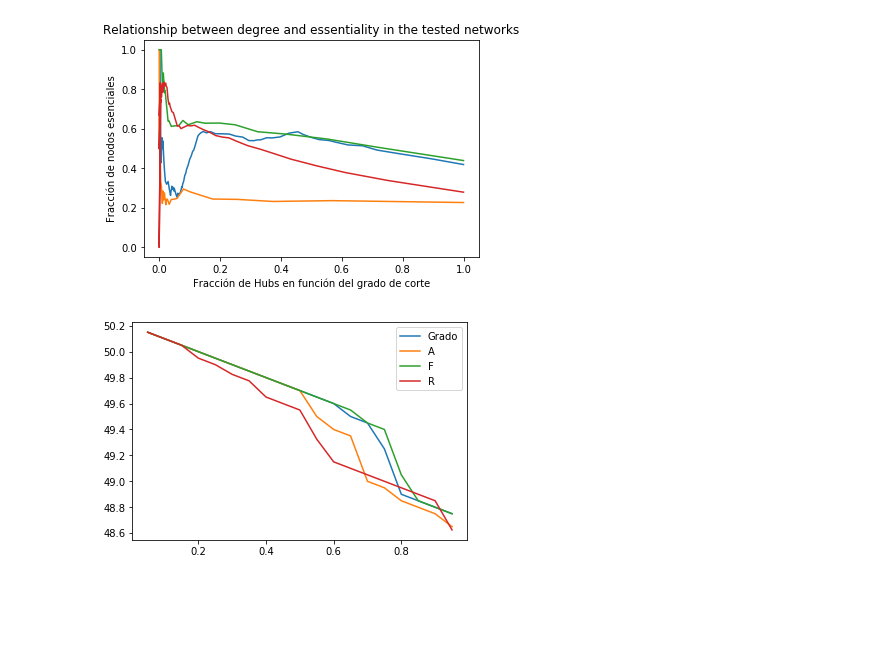
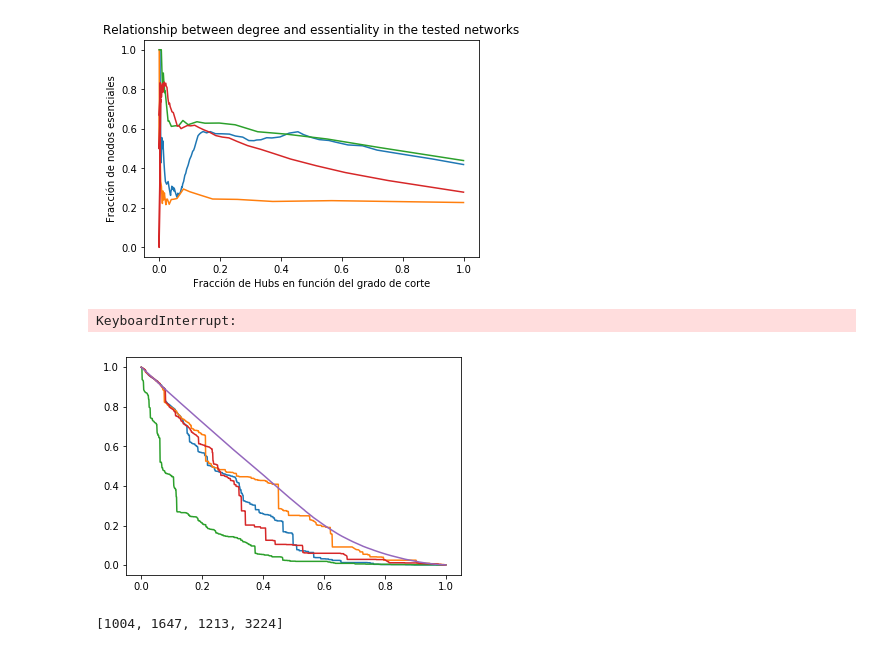
Before and after one commit to vms10/tp2, a Jupyter notebook: tp2.ipynb, the cells around one changed output. Cells and saved outputs as stored; diff of their text form; code cells hidden in the pictures; blank space fills up the shorter version.

Commit message:
No me llegó a correr del todo. Quizás si ustedes tienen una mejor compu. Hoy trato de hacerlo en la facu igual

```diff
--- a/tp2.ipynb
+++ b/tp2.ipynb
@@ -215,7 +232,7 @@ def Shuffle_en_nodo(lista,orden,GradoMaximo):  #función que me devuelve lista d
     return GNordenado_shuflle
 # %%
 def DemoliendoRedes(Grafo,NumeroDeNodos,Centralidad,iteraciones):
-    G=Grafo
+    G=copy.deepcopy(Grafo)
     Gcc = sorted(nx.connected_component_subgraphs(G), key=len, reverse=True)
     NnodosComponenteGigante=[]
     NodosQueSaco=[]
@@ -310,11 +317,0 @@ for j in Grafos:
-# %%
-
-plt.plot(kaka[0][1],kaka[0][0],label="Grado")
-plt.plot(kaka[1][1],kaka[1][0],label="A")
-plt.plot(kaka[2][1],kaka[2][0],label="c")
-plt.plot(kaka[3][1],kaka[3][0],label="F")
-plt.plot(kaka[3][1],kaka[4][0],label="R")
-plt.legend()
-plt.show()
-# %% [output]
-[figure, removed]
@@ -321,5 +325,55 @@ plt.show()
+# %%
+##Todo: cuatro grandes listas (una por cada grafo)
+##Todo[i]:cinco listas (una por cada centralidad)
+##Todo[i][j]:dos listas (una Tamaño de CG y otra Nodos que saco)
+
+a=0
+Todo=[]
+for j in Grafos:
+    kaka=[]
+    for i in Centralidades:
+        kaka.append(DemoliendoRedes(j,TamañoComponenteGigante[a],i,1000))
+    Todo.append(kaka)
+    a+=1
+
+creartxt(Todo[0][0][0],Todo[0][0][1],"G_Grado.txt")
+creartxt(Todo[0][1][0],Todo[0][1][1],"G_Autovector.txt")
+creartxt(Todo[0][2][0],Todo[0][2][1],"G_CaminoMasCorto.txt")
+creartxt(Todo[0][3][0],Todo[0][3][1],"G_Flujo.txt")
+creartxt(Todo[0][4][0],Todo[0][3][1],"G_Random.txt")
+
+creartxt(Todo[1][0][0],Todo[1][0][1],"G1_Grado.txt")
+creartxt(Todo[1][1][0],Todo[1][1][1],"G1_Autovector.txt")
+creartxt(Todo[1][2][0],Todo[1][2][1],"G1_CaminoMasCorto.txt")
+creartxt(Todo[1][3][0],Todo[1][3][1],"G1_Flujo.txt")
+creartxt(Todo[1][4][0],Todo[1][3][1],"G1_Random.txt")
+
+creartxt(Todo[2][0][0],Todo[2][0][1],"G2_Grado.txt")
+creartxt(Todo[2][1][0],Todo[2][1][1],"G2_Autovector.txt")
+creartxt(Todo[2][2][0],Todo[2][2][1],"G2_CaminoMasCorto.txt")
+creartxt(Todo[2][3][0],Todo[2][3][1],"G2_Flujo.txt")
+creartxt(Todo[2][4][0],Todo[2][3][1],"G2_Random.txt")
+
+creartxt(Todo[3][0][0],Todo[3][0][1],"G3_Grado.txt")
+creartxt(Todo[3][1][0],Todo[3][1][1],"G3_Autovector.txt")
+creartxt(Todo[3][2][0],Todo[3][2][1],"G3_CaminoMasCorto.txt")
+creartxt(Todo[3][3][0],Todo[3][3][1],"G3_Flujo.txt")
+creartxt(Todo[3][4][0],Todo[3][3][1],"G3_Random.txt")
+# %% [output]
+KeyboardInterrupt:
+# %%
+plt.plot(Todo[0][0][1],Todo[0][0][0])
+plt.plot(Todo[0][1][1],Todo[0][1][0])
+plt.plot(Todo[0][2][1],Todo[0][2][0])
+plt.plot(Todo[0][3][1],Todo[0][3][0])
+plt.plot(Todo[0][3][1],Todo[0][4][0])
+plt.show()
+# %% [output]
+[figure, added]
 # %%
 ### Faltaría incluir centralidad random, normalizar el tamaño de la componente gigante por el numero de nodos
-iteraciones=4
-NumeroDeNodos=6
+# iteraciones=4
+# NumeroDeNodos=6
+# %% [output]
+[1004, 1647, 1213, 3224]
 # %%
```
Also changed, not shown: parts of 11 cells of this notebook.
